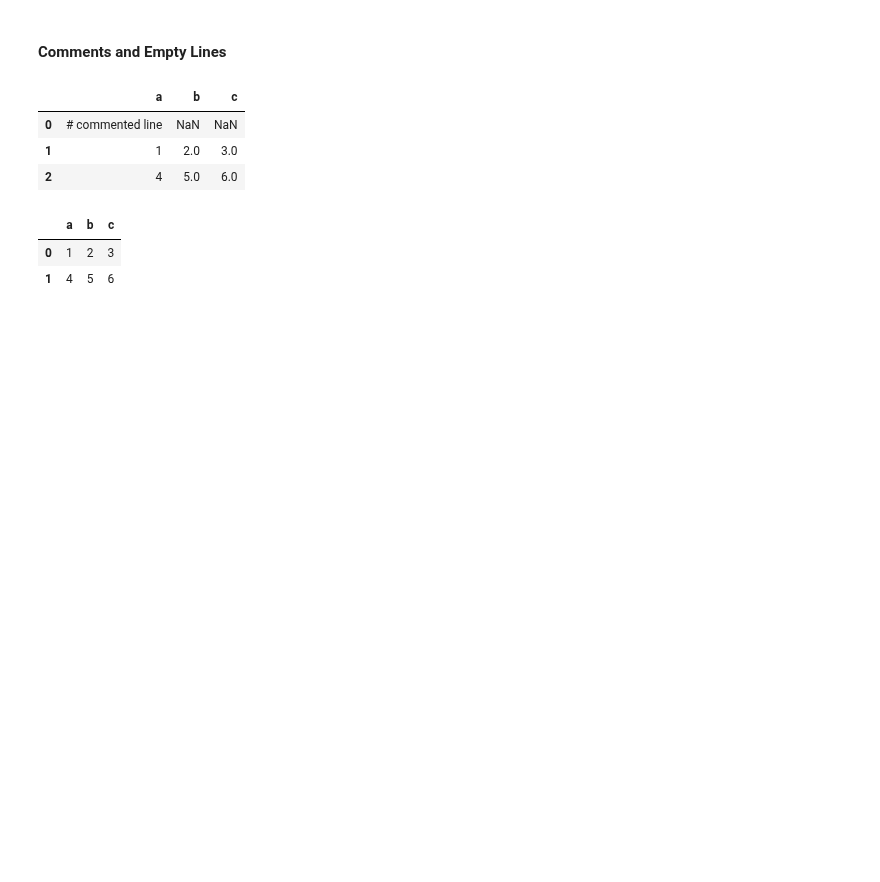
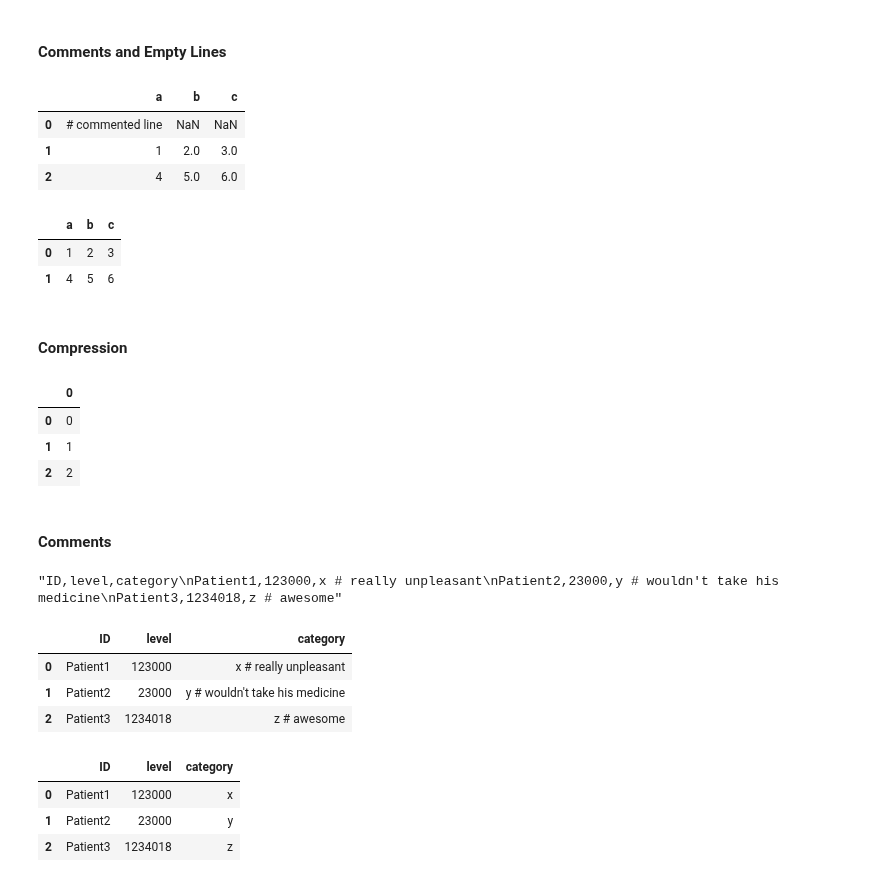
Before and after one commit to KumudithaSilva/pandas-data-science, a Jupyter notebook: Pandas.ipynb, the cells around one changed output. Drawn from its saved outputs; the diff is of its cells as text; code cells hidden in the pictures; blank space fills up the shorter version.

Commit message:
comment

```diff
--- a/Pandas.ipynb
+++ b/Pandas.ipynb
@@ -861,3 +861,5 @@ pd.read_csv(StringIO(data), comment="#")
 |  | a | b | c |
 | 0 | 1 | 2 | 3 |
 | 1 | 4 | 5 | 6 |
+# %% [markdown]
+#### Compression
@@ -863,0 +868,8 @@ pd.read_csv(StringIO(data), comment="#")
+# %%
+data_compression = pd.DataFrame([0, 1, 2])
+data_compression
+# %% [output]
+|  | 0 |
+| 0 | 0 |
+| 1 | 1 |
+| 2 | 2 |
@@ -863,0 +881,24 @@ pd.read_csv(StringIO(data), comment="#")
+# %% [markdown]
+#### Comments
+# %%
+comment_data = ("ID,level,category\n""Patient1,123000,x # really unpleasant\n"
+        "Patient2,23000,y # wouldn't take his medicine\n""Patient3,1234018,z # awesome")
+comment_data
+# %% [output]
+"ID,level,category\nPatient1,123000,x # really unpleasant\nPatient2,23000,y # wouldn't take his medicine\nPatient3,1234018,z # awesome"
+# %%
+df_comment = pd.read_csv(StringIO(comment_data))
+df_comment
+# %% [output]
+|  | ID | level | category |
+| 0 | Patient1 | 123000 | x # really unpleasant |
+| 1 | Patient2 | 23000 | y # wouldn't take his medicine |
+| 2 | Patient3 | 1234018 | z # awesome |
+# %%
+df_comment = pd.read_csv(StringIO(comment_data), comment="#")
+df_comment
+# %% [output]
+|  | ID | level | category |
+| 0 | Patient1 | 123000 | x |
+| 1 | Patient2 | 23000 | y |
+| 2 | Patient3 | 1234018 | z |
```
Also changed, not shown: parts of 30 cells of this notebook.
